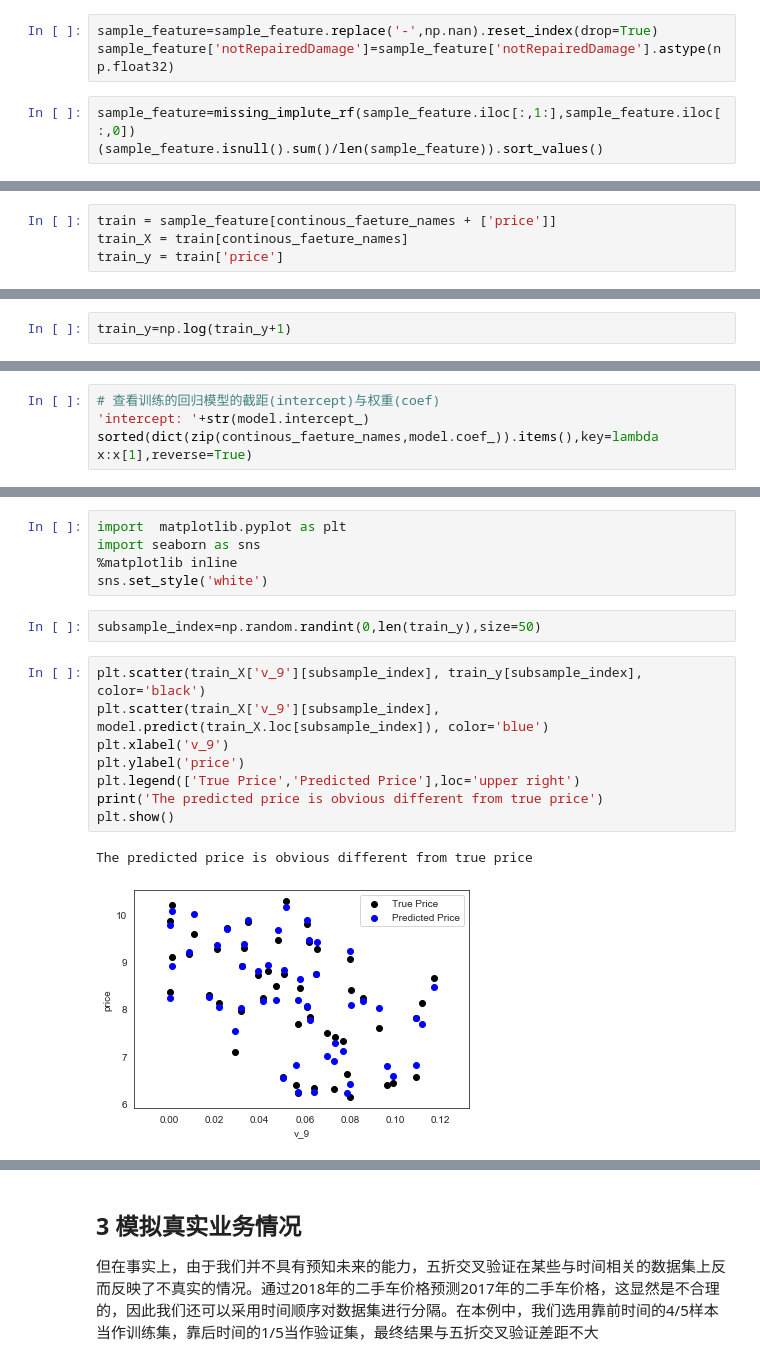
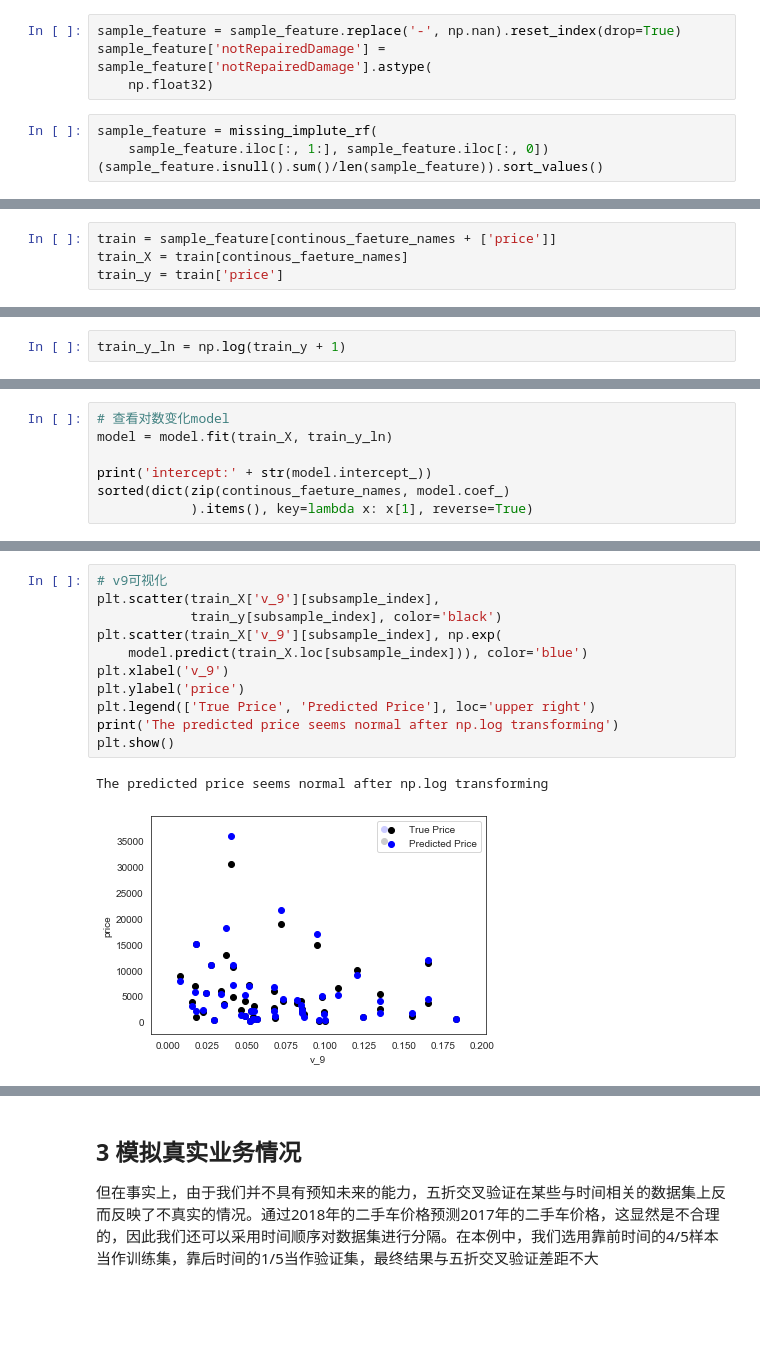
Before and after one commit to samprasgit/Learn_ML_in_Python, a Jupyter notebook: 数据竞赛学习/二手车价格预测/code/Task4 建模调参.ipynb, the cells around one changed output, grey strips where cells are left out. Cells and saved outputs as stored; diff of their text form; blank space fills up the shorter version.

```diff
--- a/数据竞赛学习/二手车价格预测/code/Task4 建模调参.ipynb
+++ b/数据竞赛学习/二手车价格预测/code/Task4 建模调参.ipynb
@@ -110,9 +97,11 @@ def missing_implute_rf(X_missing, y):
             ), X_missing.columns[i]] = Y_predict
     return pd.concat([X_missing, pd.DataFrame(y)], axis=1)
 # %%
-sample_feature=sample_feature.replace('-',np.nan).reset_index(drop=True)
-sample_feature['notRepairedDamage']=sample_feature['notRepairedDamage'].astype(np.float32)
+sample_feature = sample_feature.replace('-', np.nan).reset_index(drop=True)
+sample_feature['notRepairedDamage'] = sample_feature['notRepairedDamage'].astype(
+    np.float32)
 # %%
-sample_feature=missing_implute_rf(sample_feature.iloc[:,1:],sample_feature.iloc[:,0])
+sample_feature = missing_implute_rf(
+    sample_feature.iloc[:, 1:], sample_feature.iloc[:, 0])
 (sample_feature.isnull().sum()/len(sample_feature)).sort_values()
 # %% [output]
@@ -140,2 +196,2 @@ train_y = train['price']
 # %%
-train_y=np.log(train_y+1)
+train_y_ln = np.log(train_y + 1)
@@ -148,5 +210,8 @@ model=model.fit(train_X,train_y)
 # %%
-# 查看训练的回归模型的截距(intercept)与权重(coef)
-'intercept: '+str(model.intercept_)
-sorted(dict(zip(continous_faeture_names,model.coef_)).items(),key=lambda x:x[1],reverse=True)
+# 查看对数变化model
+model = model.fit(train_X, train_y_ln)
+
+print('intercept:' + str(model.intercept_))
+sorted(dict(zip(continous_faeture_names, model.coef_)
+            ).items(), key=lambda x: x[1], reverse=True)
 # %% [output]
@@ -170,18 +236,14 @@ sorted(dict(zip(continous_faeture_names,model.coef_)).items(),key=lambda x:x[1],
-# %%
-import  matplotlib.pyplot as plt
-import seaborn as sns
-%matplotlib inline
-sns.set_style('white')
-# %%
-subsample_index=np.random.randint(0,len(train_y),size=50)
 # %%
-plt.scatter(train_X['v_9'][subsample_index], train_y[subsample_index], color='black')
-plt.scatter(train_X['v_9'][subsample_index], model.predict(train_X.loc[subsample_index]), color='blue')
+# v9可视化
+plt.scatter(train_X['v_9'][subsample_index],
+            train_y[subsample_index], color='black')
+plt.scatter(train_X['v_9'][subsample_index], np.exp(
+    model.predict(train_X.loc[subsample_index])), color='blue')
 plt.xlabel('v_9')
 plt.ylabel('price')
-plt.legend(['True Price','Predicted Price'],loc='upper right')
-print('The predicted price is obvious different from true price')
+plt.legend(['True Price', 'Predicted Price'], loc='upper right')
+print('The predicted price seems normal after np.log transforming')
 plt.show()
 # %% [output]
-The predicted price is obvious different from true price
+The predicted price seems normal after np.log transforming
-[figure, old version]
+[figure, new version]
```
Also changed, not shown: parts of 33 cells of this notebook, 3 other files.
